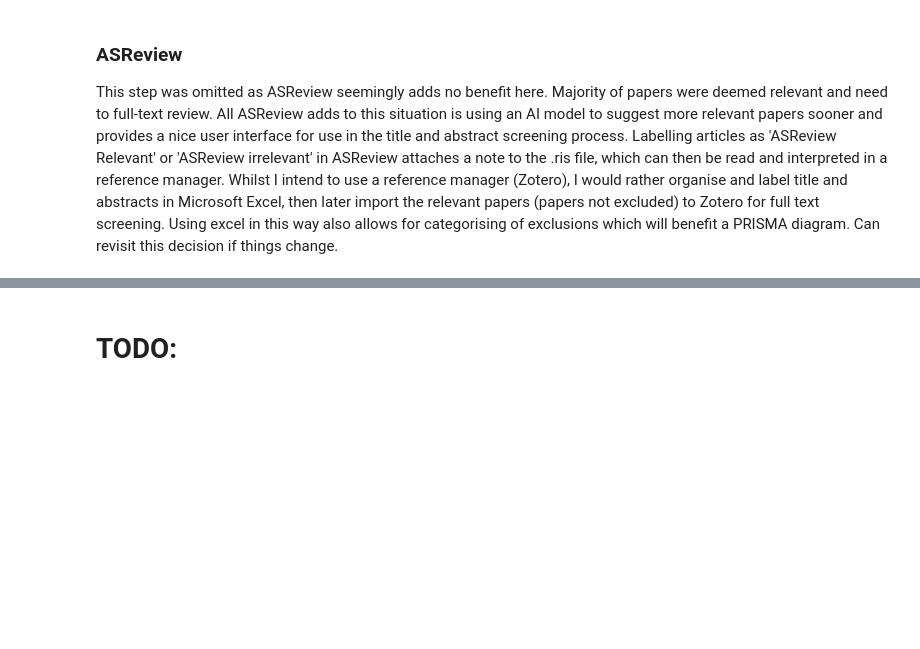
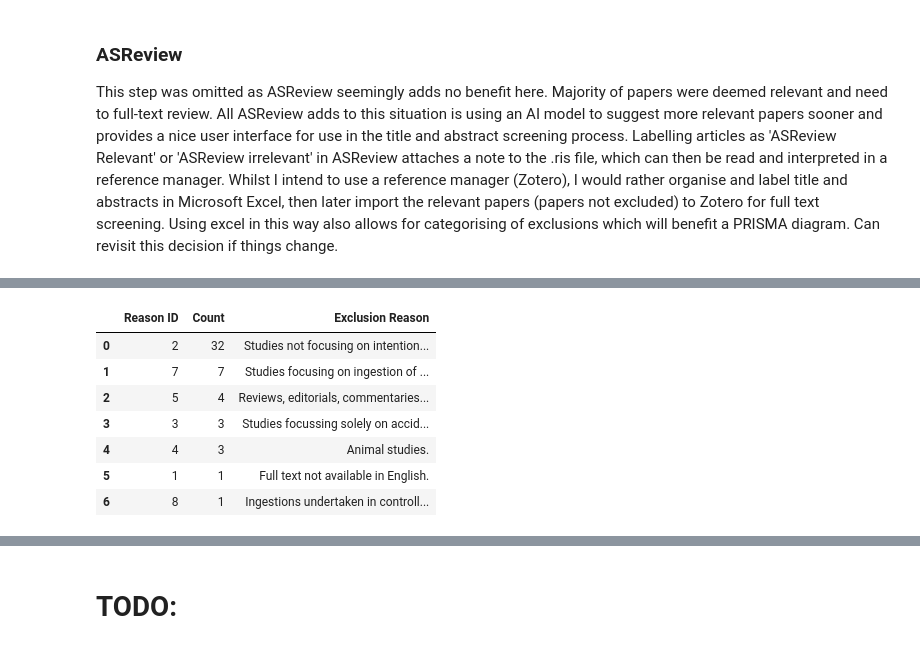
Before and after one commit to jackgedge/iifo_systematic_review, a Jupyter notebook: data_collection.ipynb, the cells around one changed output, grey strips where cells are left out. Drawn from its saved outputs; the diff is of its cells as text; code cells hidden in the pictures; blank space fills up the shorter version.

```diff
--- a/data_collection.ipynb
+++ b/data_collection.ipynb
@@ -430,0 +461,21 @@ Can revisit this decision if things change.
+# %%
+# create table of exclusion reasons by counting the occurance of each reason ID in the title abstract_exclude dataframe.
+title_abstract_exclusion_reasons = title_abstract_exclude['Reason ID'].value_counts().reset_index(name="Count")
+
+# set Reason ID as type integer to remove decimal.
+title_abstract_exclusion_reasons["Reason ID"] = title_abstract_exclusion_reasons["Reason ID"].astype(int)
+
+# map exclusion criteria to exclusion ID.
+title_abstract_exclusion_reasons["Exclusion Reason"] = title_abstract_exclusion_reasons['Reason ID'].map(exclusion_criteria)
+
+# show title abstract exclusion reasons
+title_abstract_exclusion_reasons
+# %% [output]
+|  | Reason ID | Count | Exclusion Reason |
+| 0 | 2 | 32 | Studies not focusing on intention... |
+| 1 | 7 | 7 | Studies focusing on ingestion of ... |
+| 2 | 5 | 4 | Reviews, editorials, commentaries... |
+| 3 | 3 | 3 | Studies focussing solely on accid... |
+| 4 | 4 | 3 | Animal studies. |
+| 5 | 1 | 1 | Full text not available in English. |
+| 6 | 8 | 1 | Ingestions undertaken in controll... |
```
Also changed, not shown: parts of 4 cells of this notebook, 1 other file.
